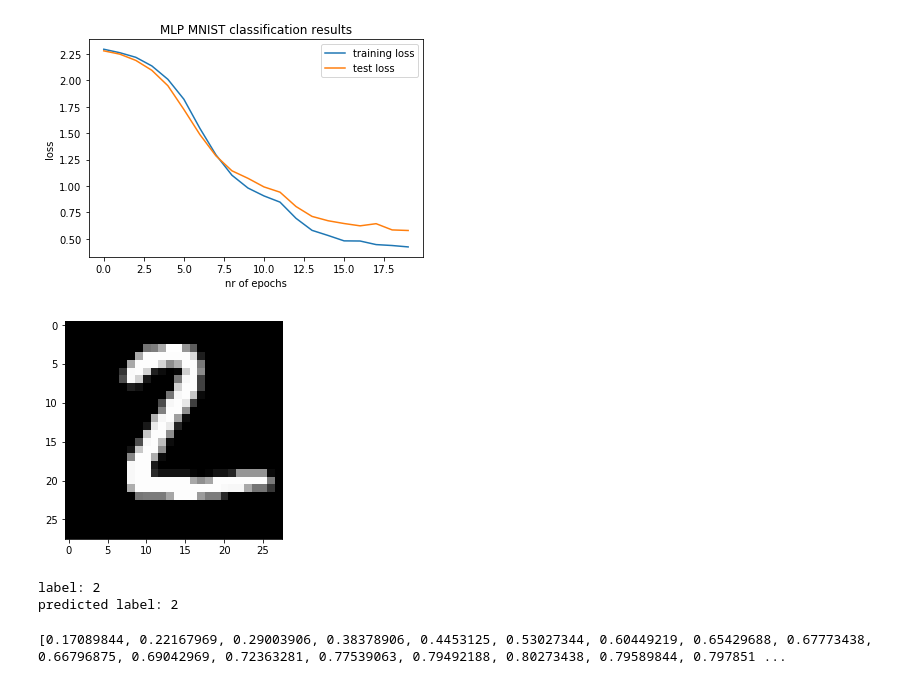
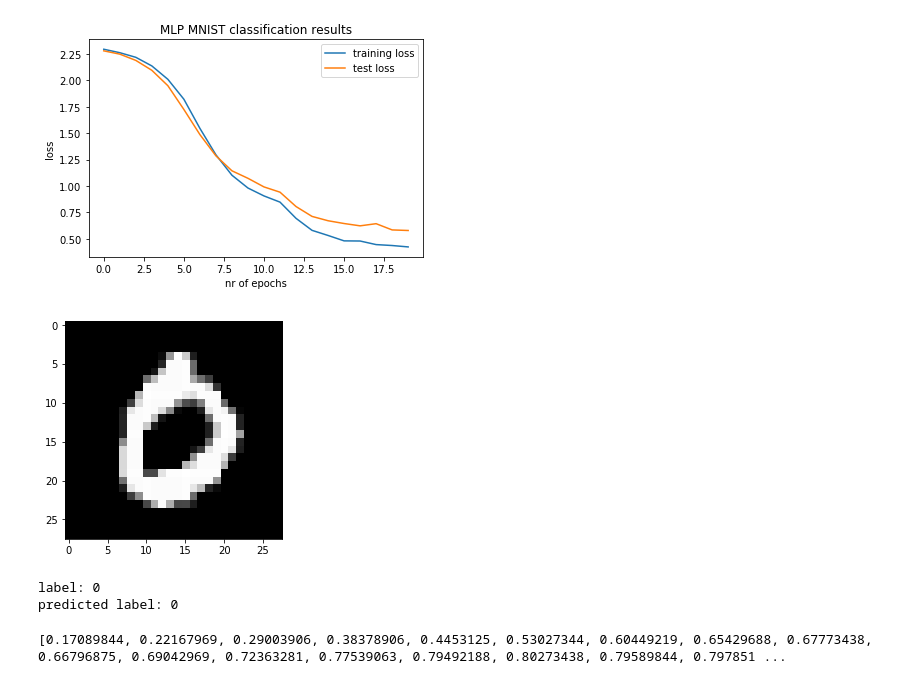
Before and after one commit to Cryptorr/Character-Recognition, a Jupyter notebook: CharacterRecognitionCNN.ipynb, the cells around one changed output. Drawn from its saved outputs; the diff is of its cells as text; code cells hidden in the pictures.

```diff
--- a/CharacterRecognitionCNN.ipynb
+++ b/CharacterRecognitionCNN.ipynb
@@ -296,6 +308,5 @@ plt.show()
 # %%
-#visualize first digit from test set
-x, t = test[802]
+x, t = test[0]
 plt.imshow(x.reshape(28, 28), cmap='gray')
 plt.show()
 print('label:', t)
@@ -405,22 +415,21 @@ plt.show()
 # %% [output]
 [figure]
 # %%
-#visualize first digit from test set
-x, t = test[200]
+x, t = test[0]
 plt.imshow(x.reshape(28, 28), cmap='gray')
 plt.show()
 print('label:', t)
 x = x[None, ...]
 x = np.expand_dims(x, axis=1)
 y = model(x)
 y = y.data
 
 pred_label = y.argmax(axis=1)
 print('predicted label:', pred_label[0])
 # %% [output]
-[figure, old version]
+[figure, new version]
-label: 2
-predicted label: 2
+label: 0
+predicted label: 0
 # %%
 print(mean_acc)
 # %% [output]
```
Also changed, not shown: parts of 9 cells of this notebook.
